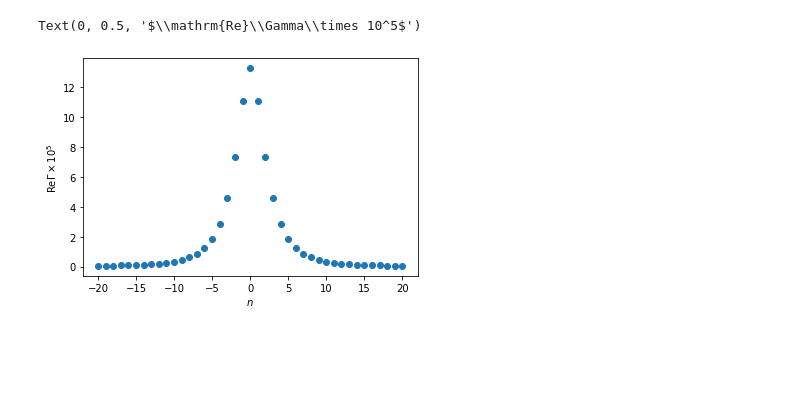
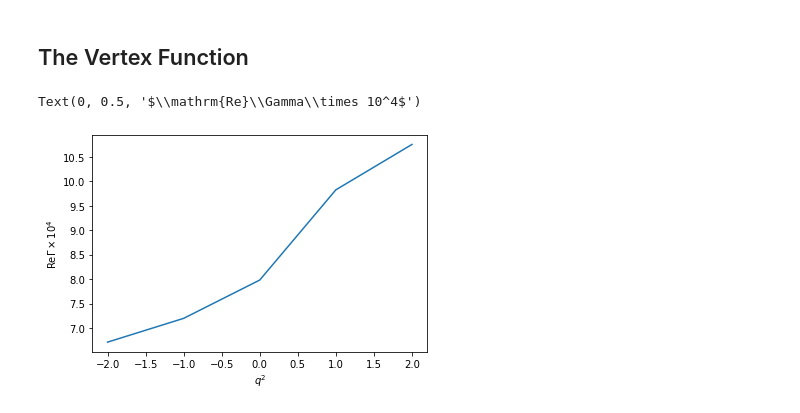
Before and after one commit to harnettd/phiCubed_31_FT, a Jupyter notebook: finite_temp_plots.ipynb, the cells around one changed output. Drawn from its saved outputs; the diff is of its cells as text; code cells hidden in the pictures; blank space fills up the shorter version.

Commit message:
add seq, partial sum, and vertex function plots

```diff
--- a/finite_temp_plots.ipynb
+++ b/finite_temp_plots.ipynb
@@ -43,0 +47,7 @@ array([4.79936837480091370e-7, 5.57204610271554455e-7,
+# %%
+fig, ax = plt.subplots()
+for r in range(len(qq_grid)):
+    ax.plot(n_grid, 1e4 * finite_temp_data_im_Gamma[r, :], label=r"$q^2=$" + str(qq_grid[r]))
+ax.set_xlabel("n")
+ax.set_ylabel(r"$\mathrm{Im}\Gamma_n \times 10^4$")
+ax.legend(loc="upper right")
@@ -43,0 +59,20 @@ array([4.79936837480091370e-7, 5.57204610271554455e-7,
+# %%
+partial_sums_Gamma = np.zeros(len(qq_grid) * (n_max + 1), dtype="complex").reshape(len(qq_grid), n_max + 1)
+partial_sums_re_Gamma = np.zeros(partial_sums_Gamma.size).reshape(partial_sums_Gamma.shape)
+partial_sums_im_Gamma = np.zeros(partial_sums_Gamma.size).reshape(partial_sums_Gamma.shape)
+partial_sums_Gamma[:, 0] = finite_temp_data_Gamma[:, n_max]
+partial_sums_re_Gamma[:, 0] = np.array([re(x) for x in partial_sums_Gamma[:, 0]])
+partial_sums_im_Gamma[:, 0] = np.array([im(x) for x in partial_sums_Gamma[:, 0]])
+for c in range(1, partial_sums_Gamma.shape[1]):
+    partial_sums_Gamma[:, c] = partial_sums_Gamma[:, c - 1] + finite_temp_data_Gamma[:, n_max - c] + finite_temp_data_Gamma[:, n_max + c]
+    partial_sums_re_Gamma[:, c] = np.array([re(x) for x in partial_sums_Gamma[:, c]])
+    partial_sums_im_Gamma[:, c] = np.array([im(x) for x in partial_sums_Gamma[:, c]])
+# print(partial_sums_re_Gamma)
+# print(partial_sums_im_Gamma)
+# %%
+fig, ax = plt.subplots()
+for r in range(len(qq_grid)):
+    ax.plot(n_grid[n_max:], 1e4 * partial_sums_re_Gamma[r, :], label=r"$q^2=$" + str(qq_grid[r]))
+ax.set_xlabel("n")
+ax.set_ylabel(r"$\mathrm{Re}S_n \times 10^4$")
+ax.legend(loc="lower right")
@@ -43,0 +82,7 @@ array([4.79936837480091370e-7, 5.57204610271554455e-7,
+# %%
+fig, ax = plt.subplots()
+for r in range(len(qq_grid)):
+    ax.plot(n_grid[n_max:], 1e4 * partial_sums_im_Gamma[r, :], label=r"$q^2=$" + str(qq_grid[r]))
+ax.set_xlabel("n")
+ax.set_ylabel(r"$\mathrm{Im}S_n \times 10^4$")
+ax.legend(loc="upper left")
@@ -44,8 +92,10 @@ array([4.79936837480091370e-7, 5.57204610271554455e-7,
+# %% [markdown]
+## The Vertex Function
 # %%
 fig, ax = plt.subplots()
-ax.scatter(n_range, 1e5*Gamma_finite_temp_data_re)
-ax.set_xlabel(r'$n$')
-ax.set_ylabel(r'$\mathrm{Re}\Gamma\times 10^5$')
+ax.plot(qq_grid, 1e4 * partial_sums_re_Gamma[:, -1])
+ax.set_xlabel(r"$q^2$")
+ax.set_ylabel(r"$\mathrm{Re}\Gamma\times 10^4$")
 # %% [output]
-Text(0, 0.5, '$\\mathrm{Re}\\Gamma\\times 10^5$')
+Text(0, 0.5, '$\\mathrm{Re}\\Gamma\\times 10^4$')
-[figure, old version]
+[figure, new version]
```
Also changed, not shown: parts of 23 cells of this notebook, 1 other file.
